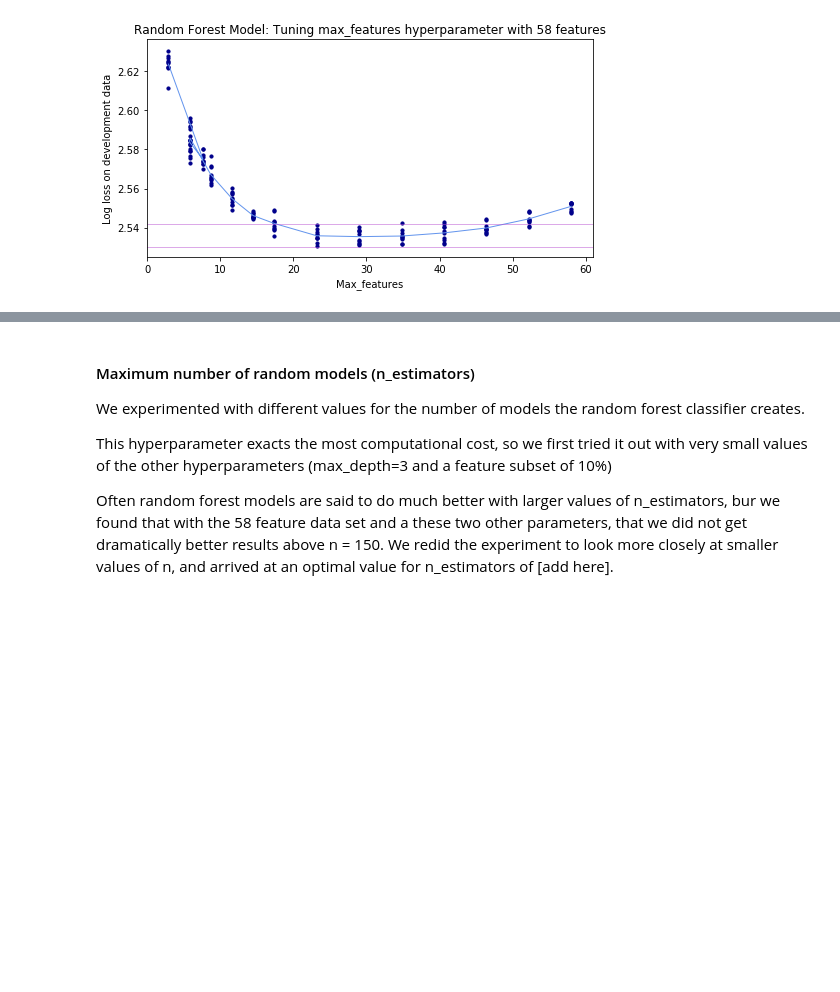
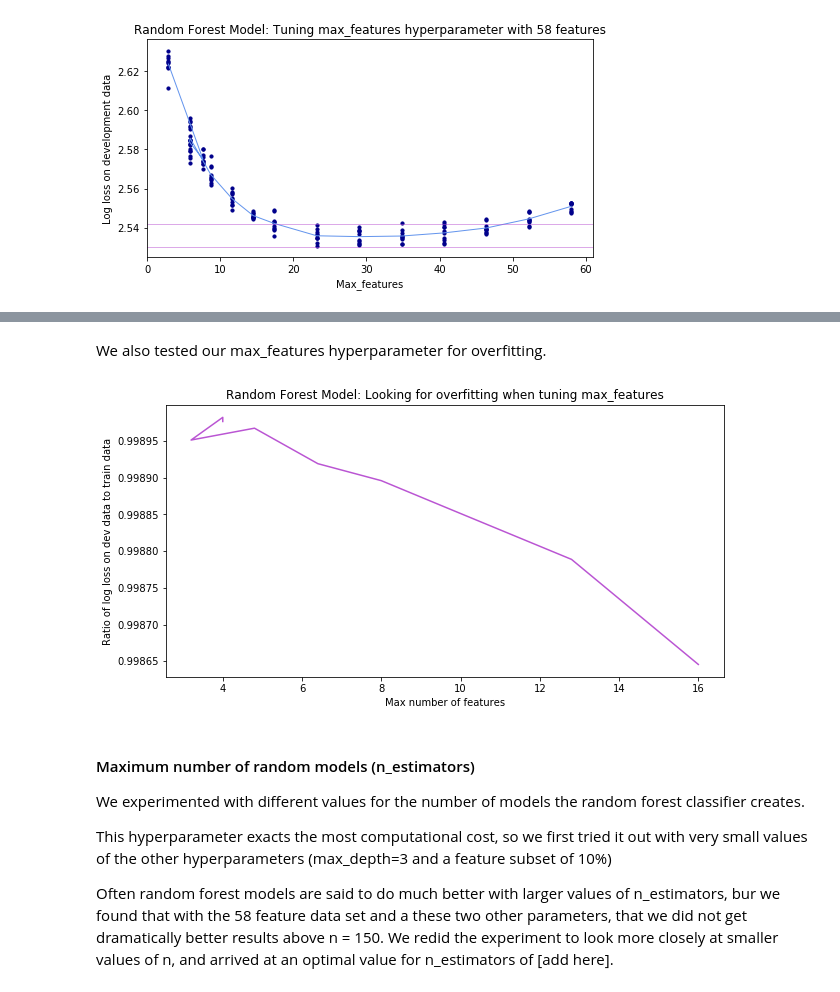
Before and after one commit to daxaurora/W207_CrimeClassification, a Jupyter notebook: W207 Final Project - Tree and Forest Models.ipynb, the cells around one changed output, grey strips where cells are left out. Cells and saved outputs as stored; diff of their text form; code cells hidden in the pictures; blank space fills up the shorter version.

```diff
--- a/W207 Final Project - Tree and Forest Models.ipynb
+++ b/W207 Final Project - Tree and Forest Models.ipynb
@@ -265,3 +421,24 @@ plt.show()
+# %% [markdown]
+We also tested our max_features hyperparameter for overfitting.
+# %%
+# Plot looking at overfitting for max_features
+
+# Set up data for the plot
+avg_score_per_features_dev = np.mean(all_scores_dev_features, axis=0)
+avg_score_per_features_train = np.mean(all_scores_train_features, axis=0)
+ratios_features = avg_score_per_features_dev/avg_score_per_features_train
+
+
+# Plot max_features overfitting results
+plt.figure(figsize=(10,5))
+plt.xlabel("Max number of features")
+plt.ylabel("Ratio of log loss on dev data to train data")
+plt.title("Random Forest Model: Looking for overfitting when tuning max_features")
+plt.plot(num_features_for_plotting, ratios_features, c="mediumorchid")
+plt.show()
+# plt.savefig("Images/Max_Features_overfitting.png")
+# %% [output]
+[figure, added]
 # %% [markdown]
 #### Maximum number of random models (n_estimators)
 
```
Also changed, not shown: parts of 44 cells of this notebook.
